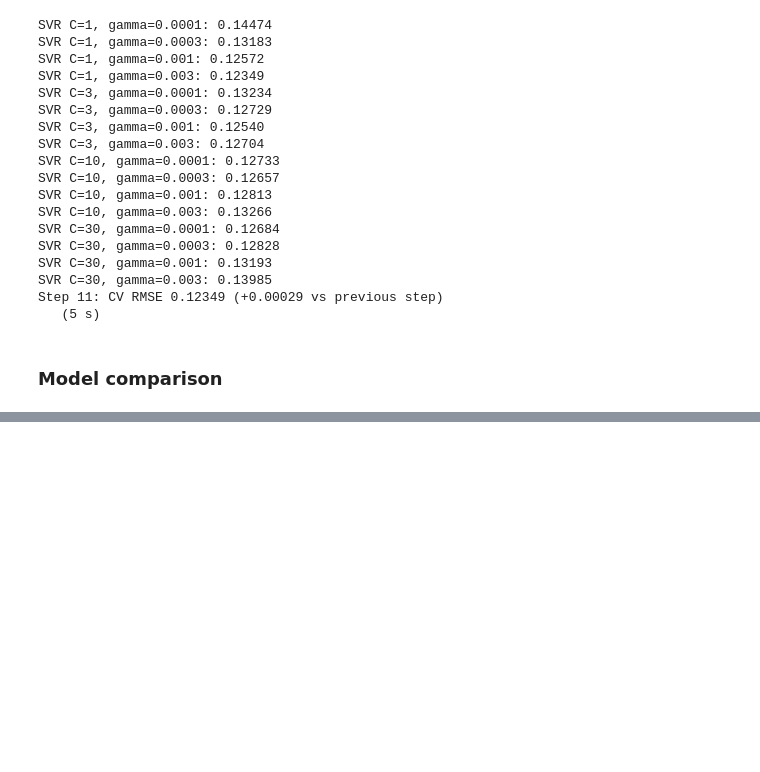
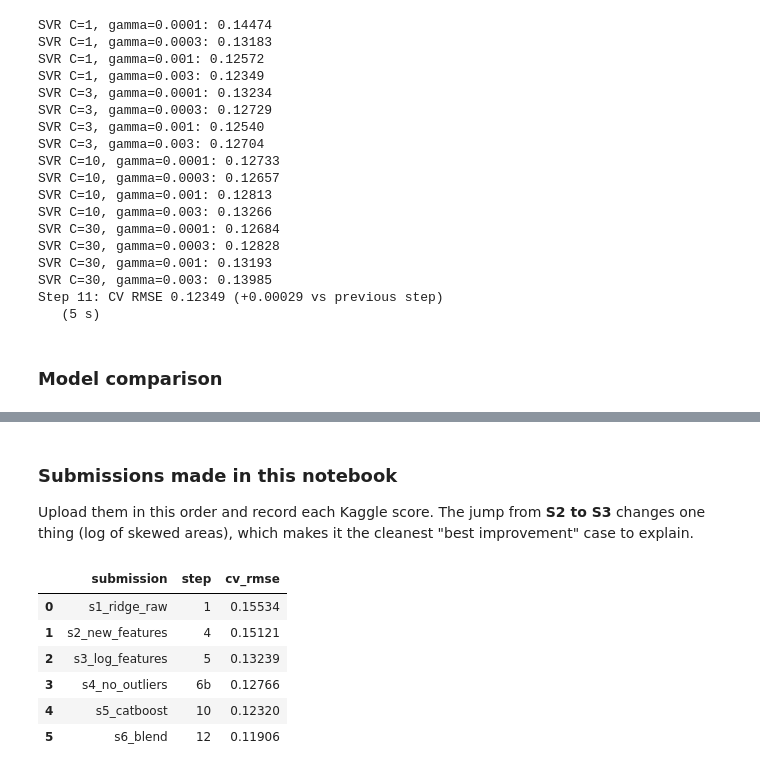
Before and after one commit to Victorshek412/kaggle-house-prices, a Jupyter notebook: v2/house_prices_v2.ipynb, the cells around one changed output, grey strips where cells are left out. Drawn from its saved outputs; the diff is of its cells as text; code cells hidden in the pictures; blank space fills up the shorter version.

```diff
--- a/v2/house_prices_v2.ipynb
+++ b/v2/house_prices_v2.ipynb
@@ -743,0 +847,23 @@ comparison.round(5)
+# %% [markdown]
+### Submissions made in this notebook
+Upload them in this order and record each Kaggle score. The jump from **S2 to S3** changes one
+thing (log of skewed areas), which makes it the cleanest "best improvement" case to explain.
+# %%
+submission_steps = {"s1_ridge_raw": "1", "s2_new_features": "4", "s3_log_features": "5",
+                    "s4_no_outliers": "6b", "s5_catboost": "10", "s6_blend": "12"}
+cv_by_step = results.set_index("step").cv_rmse
+summary = pd.DataFrame({
+    "submission": list(submission_steps),
+    "step": list(submission_steps.values()),
+    "cv_rmse": [cv_by_step[s] for s in submission_steps.values()],
+})
+summary.to_csv(OUT_DIR / "submission_summary.csv", index=False)
+summary.round(5)
+# %% [output]
+|  | submission | step | cv_rmse |
+| 0 | s1_ridge_raw | 1 | 0.15534 |
+| 1 | s2_new_features | 4 | 0.15121 |
+| 2 | s3_log_features | 5 | 0.13239 |
+| 3 | s4_no_outliers | 6b | 0.12766 |
+| 4 | s5_catboost | 10 | 0.12320 |
+| 5 | s6_blend | 12 | 0.11906 |
```
Also changed, not shown: parts of 14 cells of this notebook, 9 other files.
